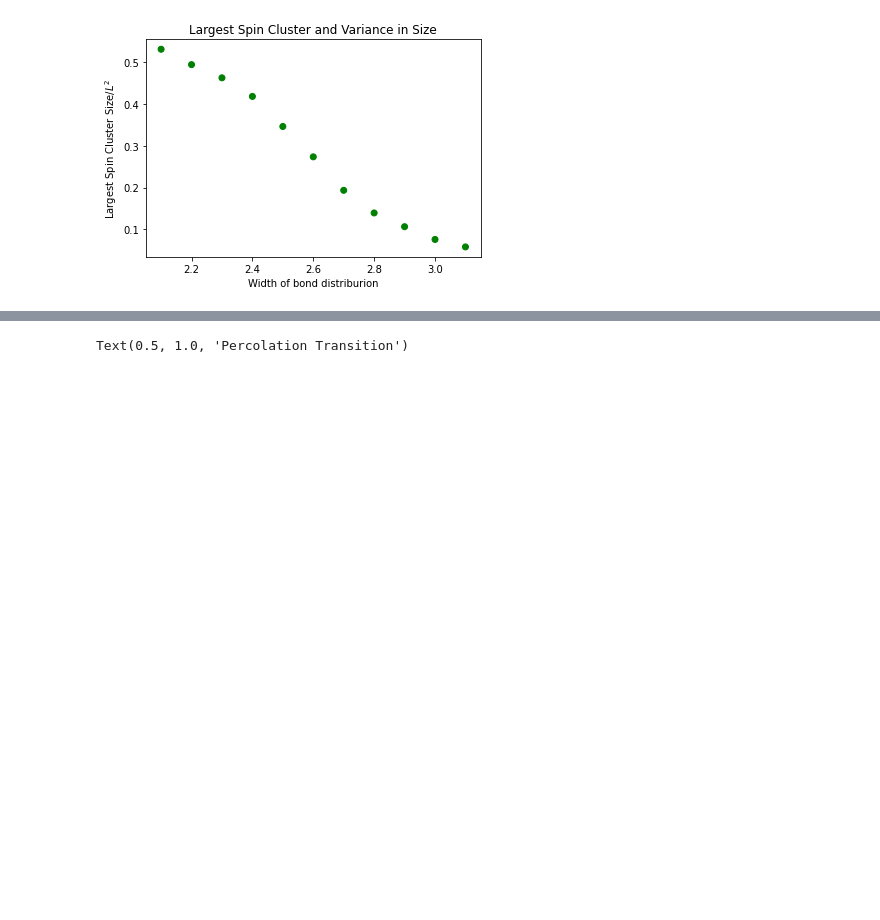
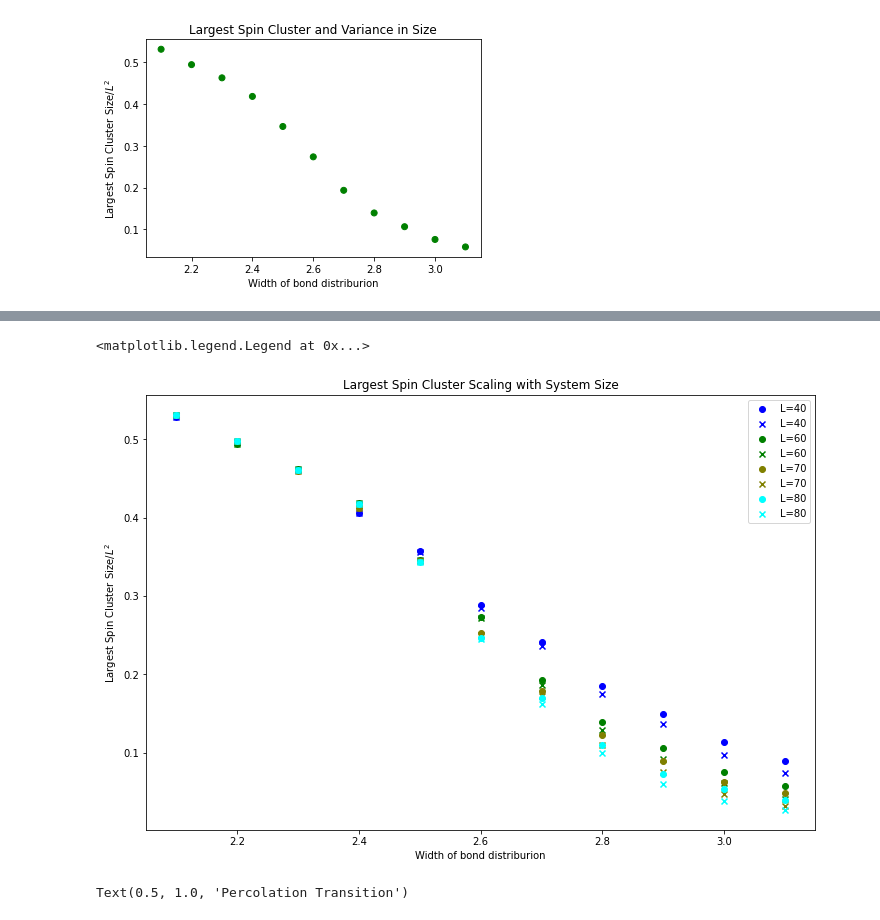
Before and after one commit to tsgaurav/Ising_RSRG, a Jupyter notebook: bdry_output/Bdry_distribution.ipynb, the cells around one changed output, grey strips where cells are left out. Drawn from its saved outputs; the diff is of its cells as text; code cells hidden in the pictures; blank space fills up the shorter version.

Commit message:
Edits to bdry_dist analysis

```diff
--- a/bdry_output/Bdry_distribution.ipynb
+++ b/bdry_output/Bdry_distribution.ipynb
@@ -219,3 +264,16 @@ plt.legend()
+# %%
+plt.figure(figsize=(12, 8))
+for i, L in enumerate(L_list):
+    plt.scatter(w_vals_comp[i], lcs_comp[i], c=c_dict[L], label='L='+str(L))
+    plt.scatter(w_vals_comp[i], lcs_bdry_comp[i], c=c_dict[L], label='L='+str(L), marker='x')
+
+plt.ylabel("Largest Spin Cluster Size/$L^2$")
+plt.xlabel("Width of bond distriburion")
+plt.title("Largest Spin Cluster Scaling with System Size")
+plt.legend()
+# %% [output]
+<matplotlib.legend.Legend at 0x...>
+[figure, added]
 # %%
 def check_percolation(clust_dict, L):
     end_point = L-1
```
Also changed, not shown: parts of 2 cells of this notebook, 1 other file.
